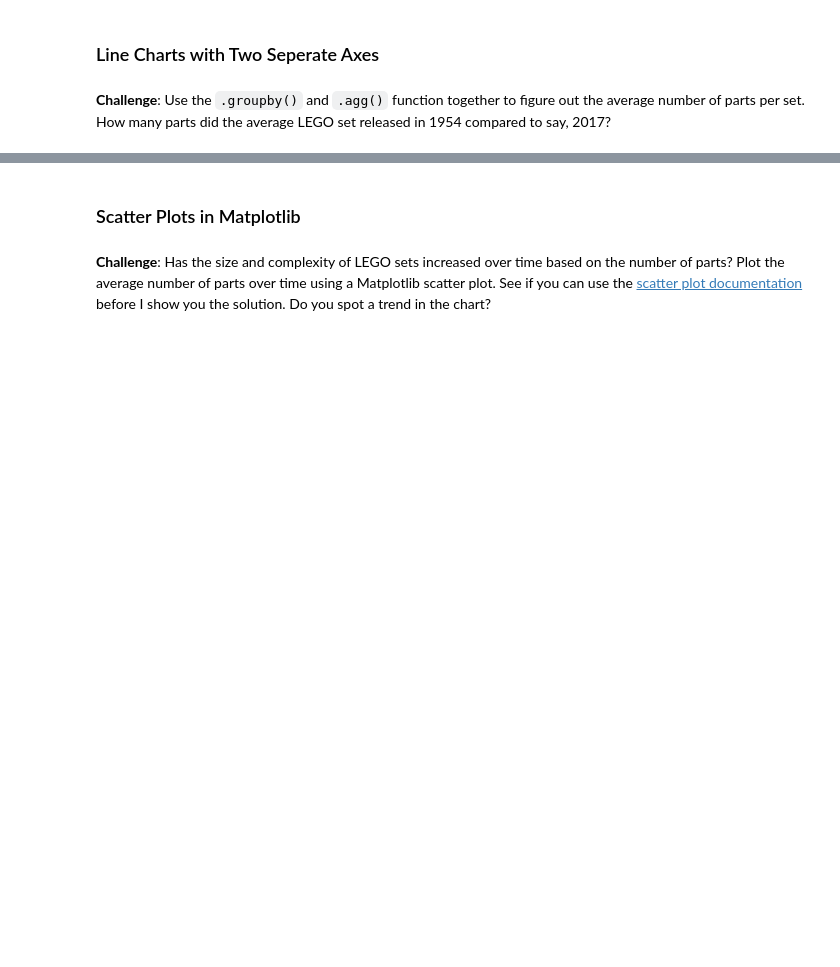
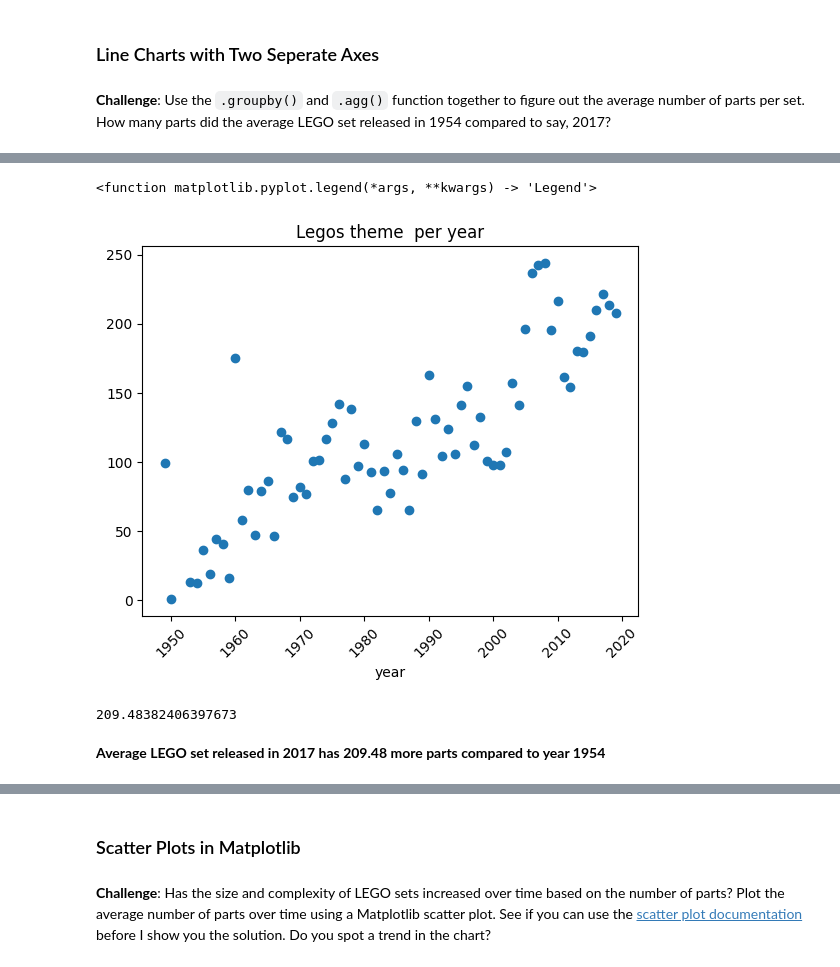
Before and after one commit to AshisB/python_projects, a Jupyter notebook: pandas_proj/LEGO Notebook and Data (start)/Lego_Analysis_for_Course_(start).ipynb, the cells around one changed output, grey strips where cells are left out. Drawn from its saved outputs; the diff is of its cells as text; code cells hidden in the pictures; blank space fills up the shorter version.

```diff
--- a/pandas_proj/LEGO Notebook and Data (start)/Lego_Analysis_for_Course_(start).ipynb
+++ b/pandas_proj/LEGO Notebook and Data (start)/Lego_Analysis_for_Course_(start).ipynb
@@ -101,3 +231,6 @@ Let's work out the number of different themes shipped by year. This means we hav
 ### Line Charts with Two Seperate Axes
 # %% [markdown]
 **Challenge**: Use the <code>.groupby()</code> and <code>.agg()</code> function together to figure out the average number of parts per set. How many parts did the average LEGO set released in 1954 compared to say, 2017?
+# %%
+average_df = set_df.groupby('year').agg({'num_parts': 'mean'})
+average_df.head()
@@ -103,0 +261,21 @@ Let's work out the number of different themes shipped by year. This means we hav
+# %%
+plt.Figure(figsize=(5,4))
+plt.xticks(rotation=45)
+plt.scatter(average_df.index[:-2],average_df['num_parts'][:-2],label='Theme')
+plt.xlabel('year')
+plt.title('Legos theme  per year')
+plt.legend
+# %% [output]
+<function matplotlib.pyplot.legend(*args, **kwargs) -> 'Legend'>
+[figure, added]
+# %%
+print(average_df['num_parts'].loc[2017]-average_df['num_parts'].loc[1954])
+# %% [output]
+209.48382406397673
+# %%
+from IPython.display import Markdown
+
+difference = average_df['num_parts'].loc[2017] - average_df['num_parts'].loc[1954]
+display(Markdown(f"**Average LEGO set released in 2017 has {difference:.2f} more parts compared to year 1954**"))
+# %% [output]
+**Average LEGO set released in 2017 has 209.48 more parts compared to year 1954**
```
Also changed, not shown: parts of 23 cells of this notebook, 7 other files.
